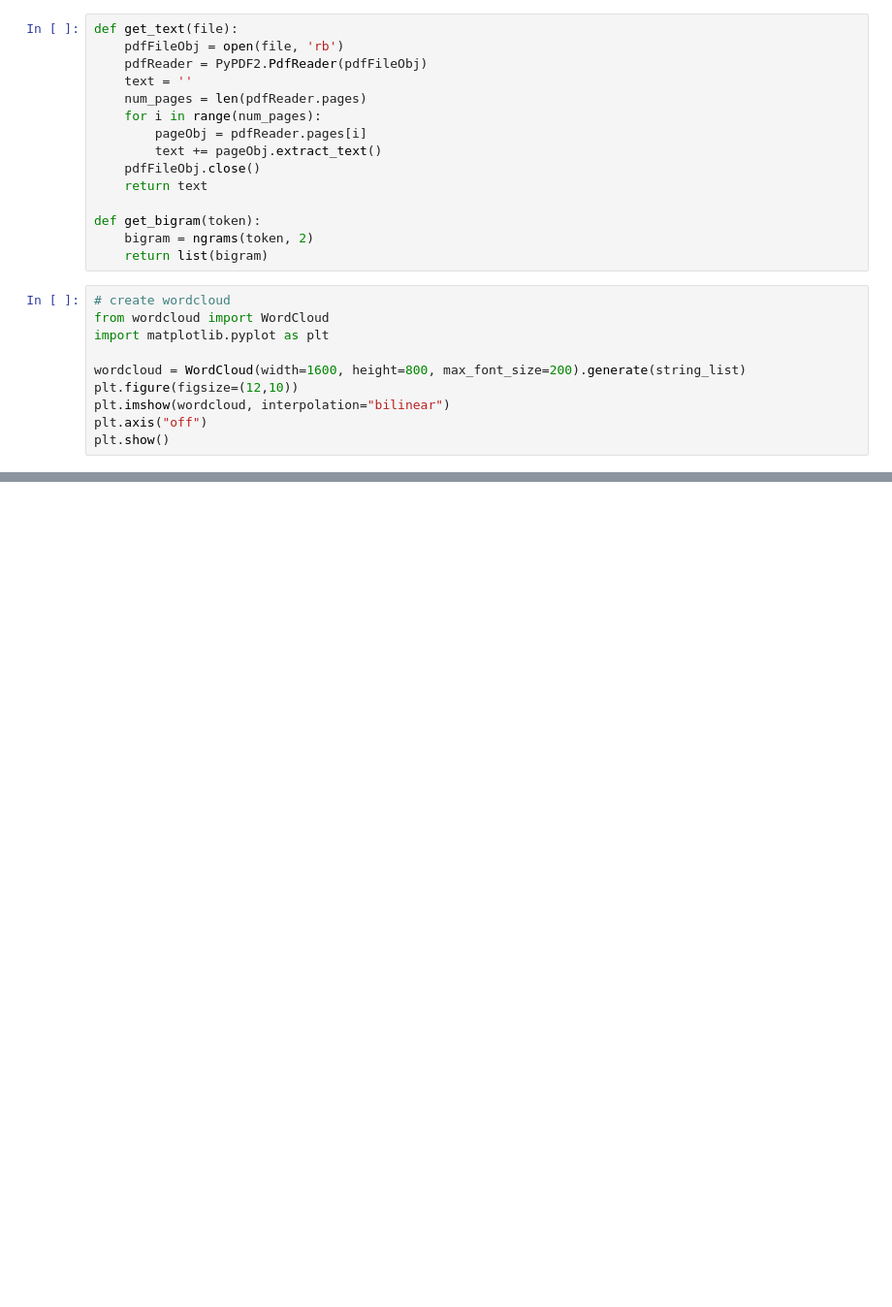
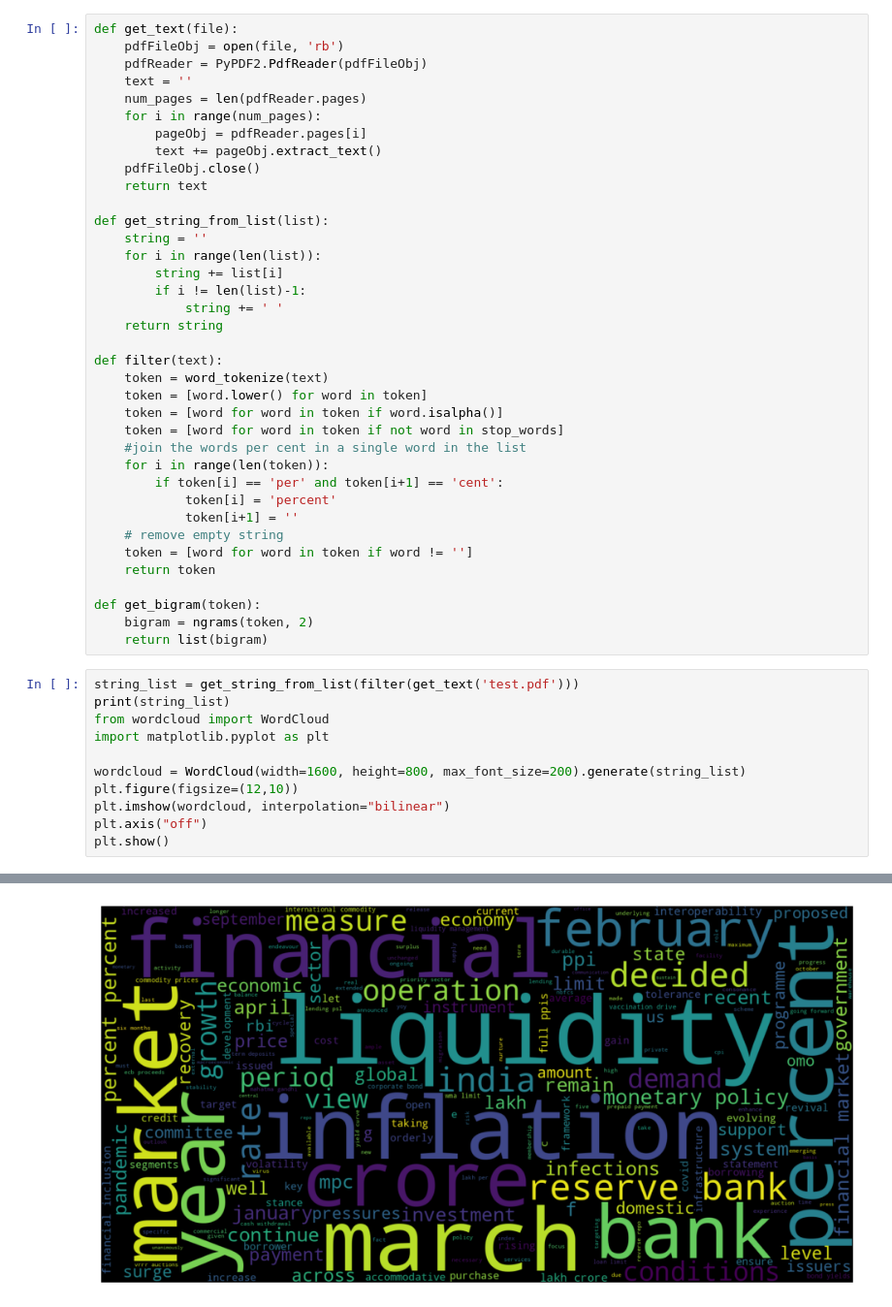
Before and after one commit to uttkxrrsh/IP, a Jupyter notebook: stm.ipynb, the cells around one changed output, grey strips where cells are left out. Shown at 97% size. Saved outputs shown, nothing was run; the diff lists cells and outputs as text; blank space fills up the shorter version.

Commit message:
added wordcloud

```diff
--- a/stm.ipynb
+++ b/stm.ipynb
@@ -17,11 +19,34 @@ def get_text(file):
     pdfFileObj.close()
     return text
 
+def get_string_from_list(list):
+    string = ''
+    for i in range(len(list)):
+        string += list[i]
+        if i != len(list)-1:
+            string += ' '
+    return string
+
+def filter(text):
+    token = word_tokenize(text)
+    token = [word.lower() for word in token]
+    token = [word for word in token if word.isalpha()]
+    token = [word for word in token if not word in stop_words]
+    #join the words per cent in a single word in the list
+    for i in range(len(token)):
+        if token[i] == 'per' and token[i+1] == 'cent':
+            token[i] = 'percent'
+            token[i+1] = ''
+    # remove empty string
+    token = [word for word in token if word != '']
+    return token
+
 def get_bigram(token):
     bigram = ngrams(token, 2)
     return list(bigram)
 # %%
-# create wordcloud
+string_list = get_string_from_list(filter(get_text('test.pdf')))
+print(string_list)
 from wordcloud import WordCloud
 import matplotlib.pyplot as plt
 
@@ -30,3 +55,4 @@ plt.figure(figsize=(12,10))
 plt.imshow(wordcloud, interpolation="bilinear")
 plt.axis("off")
 plt.show()
+# %% [output]
@@ -32,0 +60 @@ plt.show()
+[figure, added]
```
Also changed, not shown: parts of 2 cells of this notebook.
